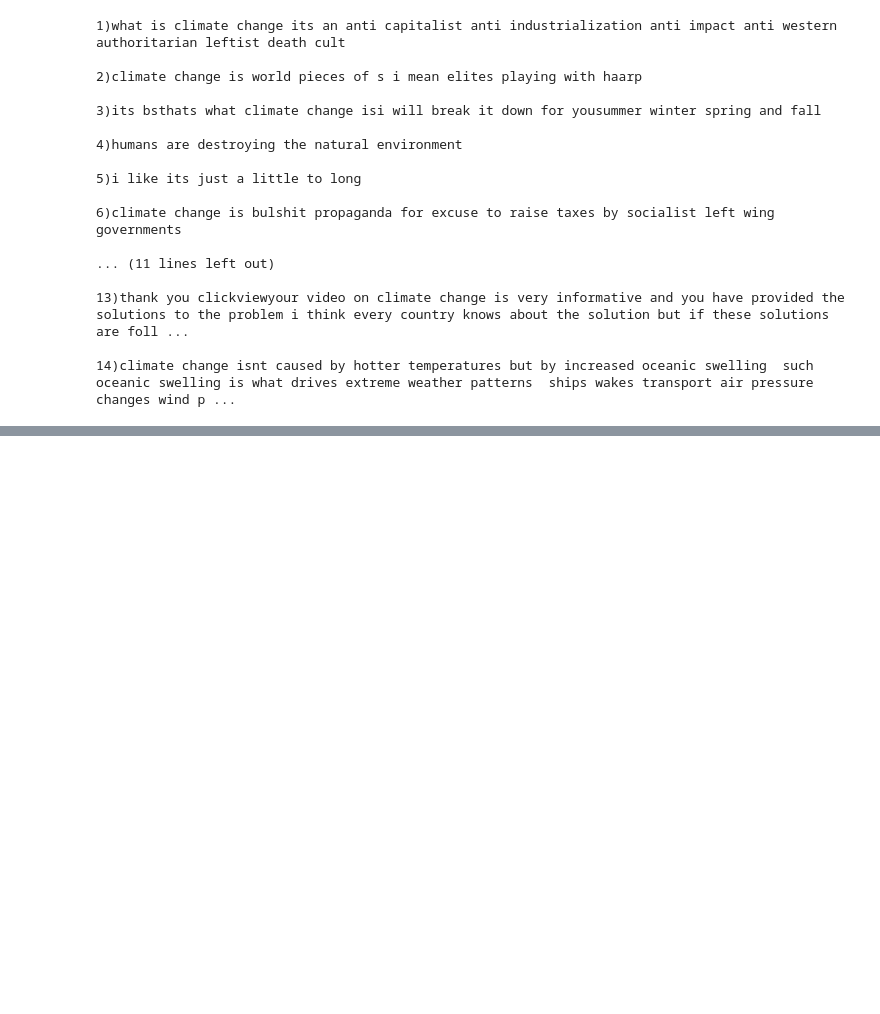
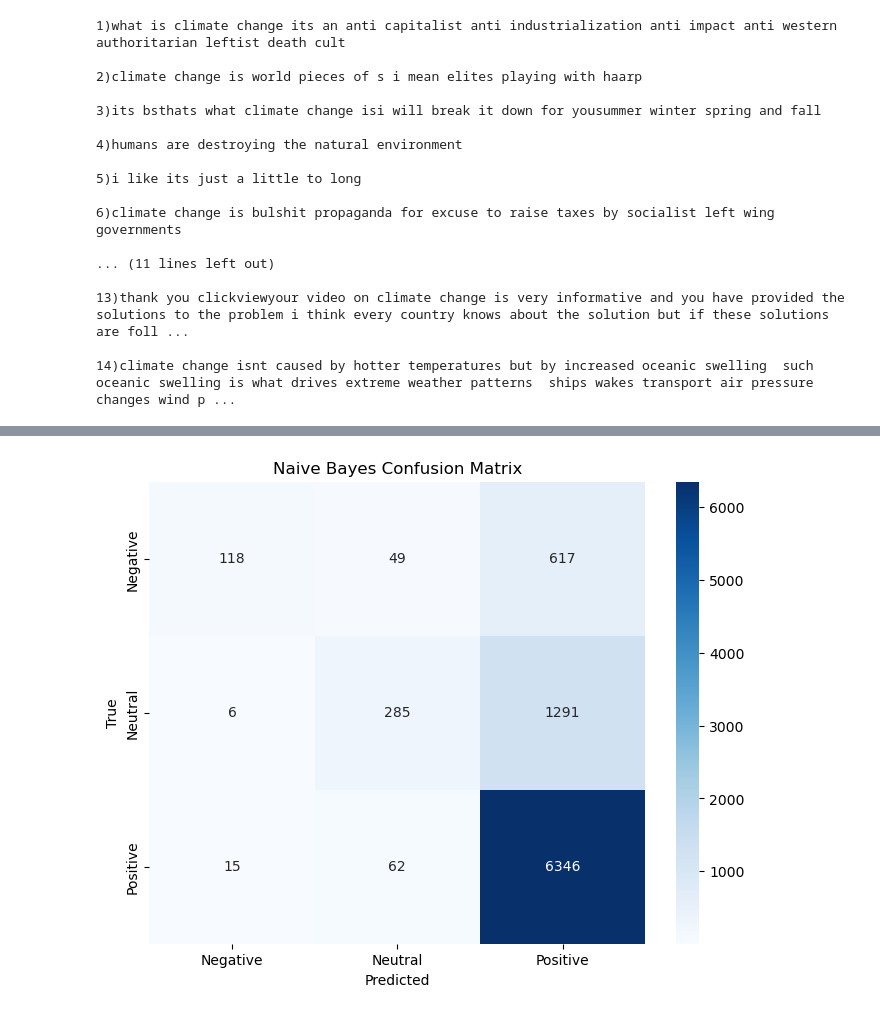
Before and after one commit to 2021029/1CA_SecondSemester_AdvDataAnalysis, a Jupyter notebook: New_Project_SentimentAnalysis.ipynb, the cells around one changed output, grey strips where cells are left out. Saved outputs shown, nothing was run; the diff lists cells and outputs as text; code cells hidden in the pictures; blank space fills up the shorter version.

```diff
--- a/New_Project_SentimentAnalysis.ipynb
+++ b/New_Project_SentimentAnalysis.ipynb
@@ -645,0 +601,7 @@ AttributeError: 'function' object has no attribute 'accuracy_score'
+# %%
+# Naive Bayes Model
+nb_classifier = MultinomialNB()
+nb_classifier.fit(X_train_tfidf, y_train)
+nb_predictions = nb_classifier.predict(X_test_tfidf)
+# Calculate accuracy
+nb_accuracy = accuracy_score(y_test, nb_predictions)
@@ -645,0 +644,10 @@ AttributeError: 'function' object has no attribute 'accuracy_score'
+# %%
+# Plot Confusion Matrix for Naive Bayes
+plt.figure(figsize=(8, 6))
+sns.heatmap(nb_cm, annot=True, fmt='d', cmap='Blues', xticklabels=['Negative', 'Neutral', 'Positive'], yticklabels=['Negative', 'Neutral', 'Positive'])
+plt.xlabel('Predicted')
+plt.ylabel('True')
+plt.title('Naive Bayes Confusion Matrix')
+plt.show()
+# %% [output]
+[figure, added]
```
Also changed, not shown: parts of 79 cells of this notebook.
